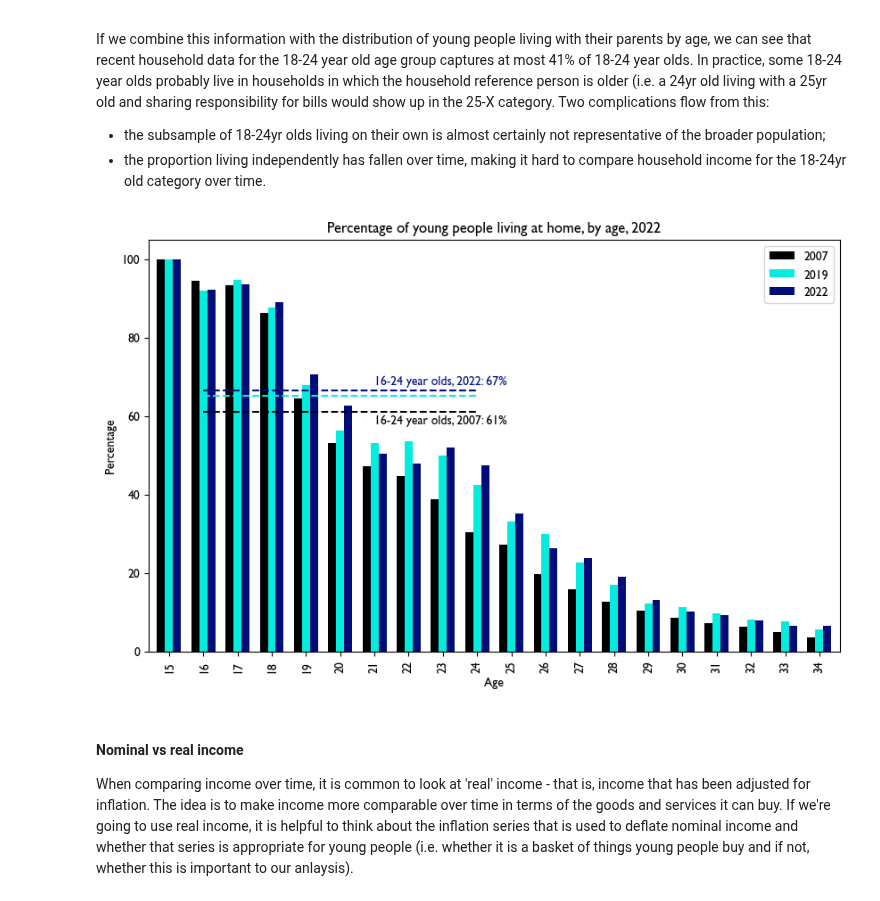
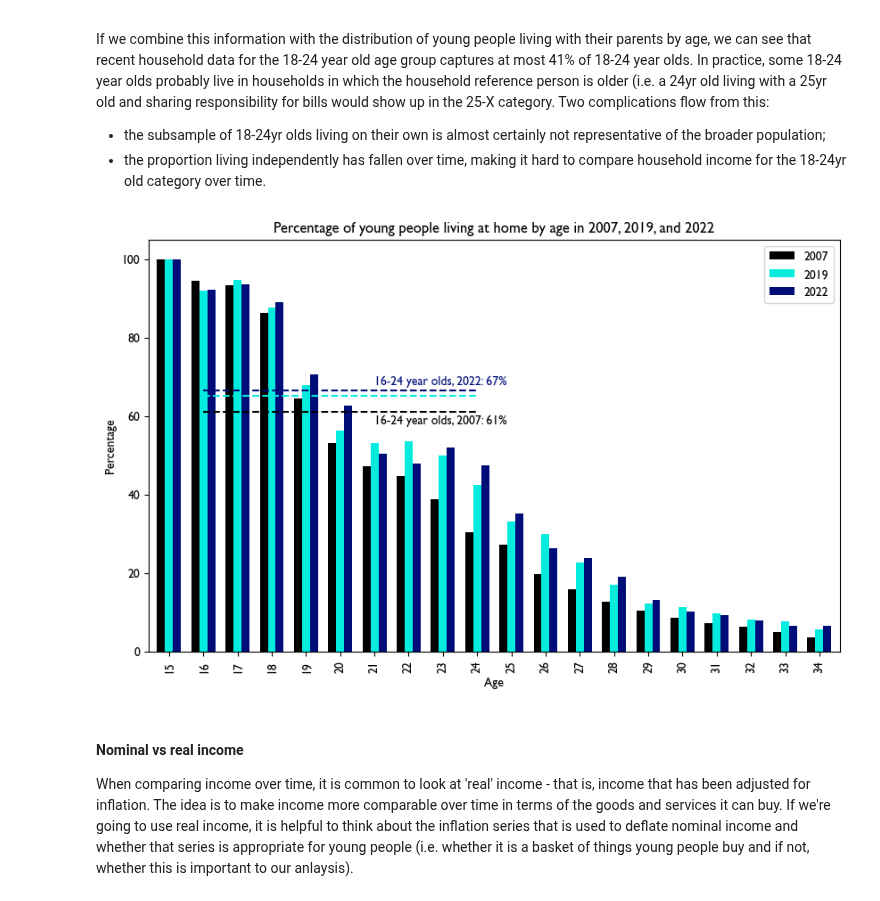
Before and after one commit to theRSAorg/state-of-paralysis-report, a Jupyter notebook: Python/income.ipynb, the cells around one changed output. Cells and saved outputs as stored; diff of their text form; code cells hidden in the pictures.

Commit message:
Correct plot title to include other years

```diff
--- a/Python/income.ipynb
+++ b/Python/income.ipynb
@@ -86,35 +86,35 @@ filepath = os.path.join('..','data', filename)
 if os.path.isfile(filepath) == False:
     req = requests.get(url)
     with open(filepath, 'wb') as output_file:
         output_file.write(req.content)
 xl = pd.ExcelFile(filepath)
 athome19 = xl.parse('1996-2019', skiprows=189, usecols='A,AJ,AQ', nrows=20,header=None)
 athome19.columns = ['Age', 'People', 'Living with parents']
 athome19 = athome19.set_index('Age')
 athome07 = xl.parse('1996-2019', skiprows=85, usecols='A,AJ,AQ', nrows=20,header=None)
 athome07.columns = ['Age', 'People', 'Living with parents']
 athome07 = athome07.set_index('Age')
 
 # combine it
 athome_pc = pd.concat([100 * df['Living with parents'].div(df['People']) for df in [athome07, athome19, athome22]], axis=1)
 athome_pc.columns = [2007, 2019, 2022]
 
 # calculate for 16-24 instead of 18-24, and express as percentage rather than proportion
 pc_16_24_2022 = 100 * (athome22.loc[16:24, 'Living with parents'].sum() /  athome22.loc[16:24, 'People'].sum())
 pc_16_24_2019 = 100 * (athome19.loc[16:24, 'Living with parents'].sum() /  athome19.loc[16:24, 'People'].sum())
 pc_16_24_2007 = 100 * (athome07.loc[16:24, 'Living with parents'].sum() /  athome07.loc[16:24, 'People'].sum())
 
 fig, ax = plt.subplots(1,1,figsize=[10,6])
 athome_pc.plot(ax=ax, kind='bar', width=0.7)
 ax.plot([1,9],[pc_16_24_2022, pc_16_24_2022], color=colour_list[2], linestyle='dashed')
 ax.plot([1,9],[pc_16_24_2019, pc_16_24_2019], color=colour_list[1], linestyle='dashed')
 ax.plot([1,9],[pc_16_24_2007, pc_16_24_2007], color=colour_list[0], linestyle='dashed')
-ax.set_title('Percentage of young people living at home, by age, 2022')
+ax.set_title('Percentage of young people living at home by age in 2007, 2019, and 2022')
 ax.set_ylabel('Percentage')
 ax.text(x=6,y=68,s='16-24 year olds, 2022: {:.0f}%'.format(pc_16_24_2022), color=colour_list[2]);
 ax.text(x=6,y=58,s='16-24 year olds, 2007: {:.0f}%'.format(pc_16_24_2007), color=colour_list[0]);
 # %% [output]
-[figure, old version]
+[figure, new version]
 # %% [markdown]
 #### Nominal vs real income
 
```
